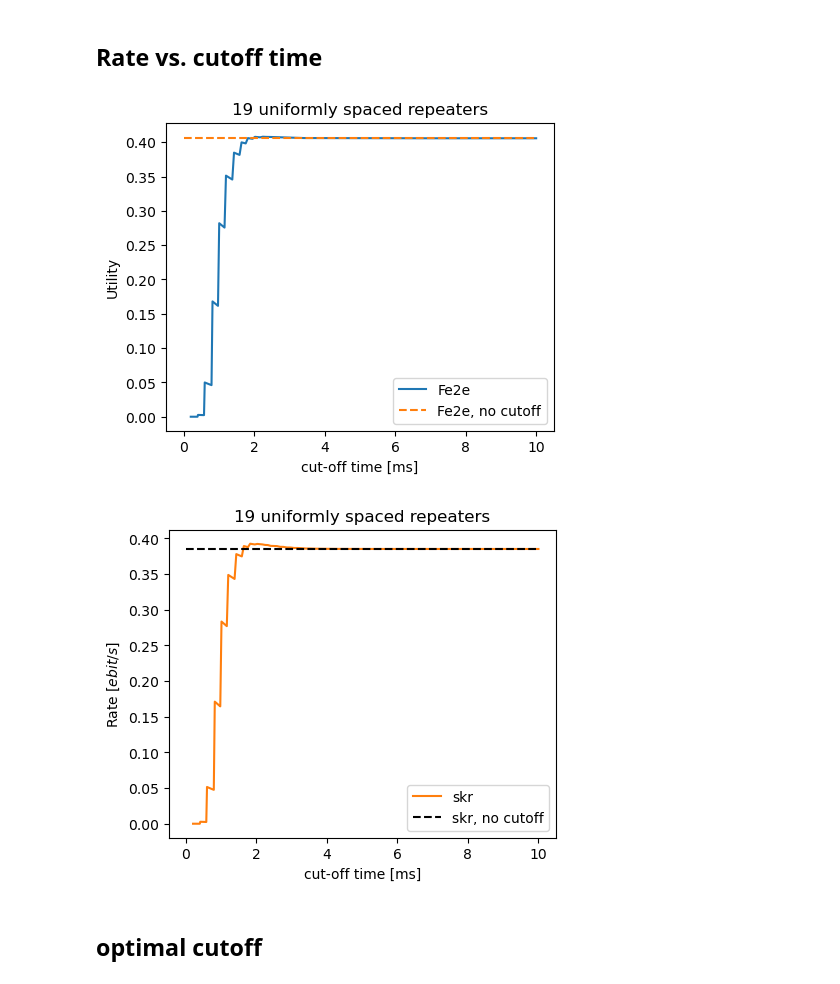
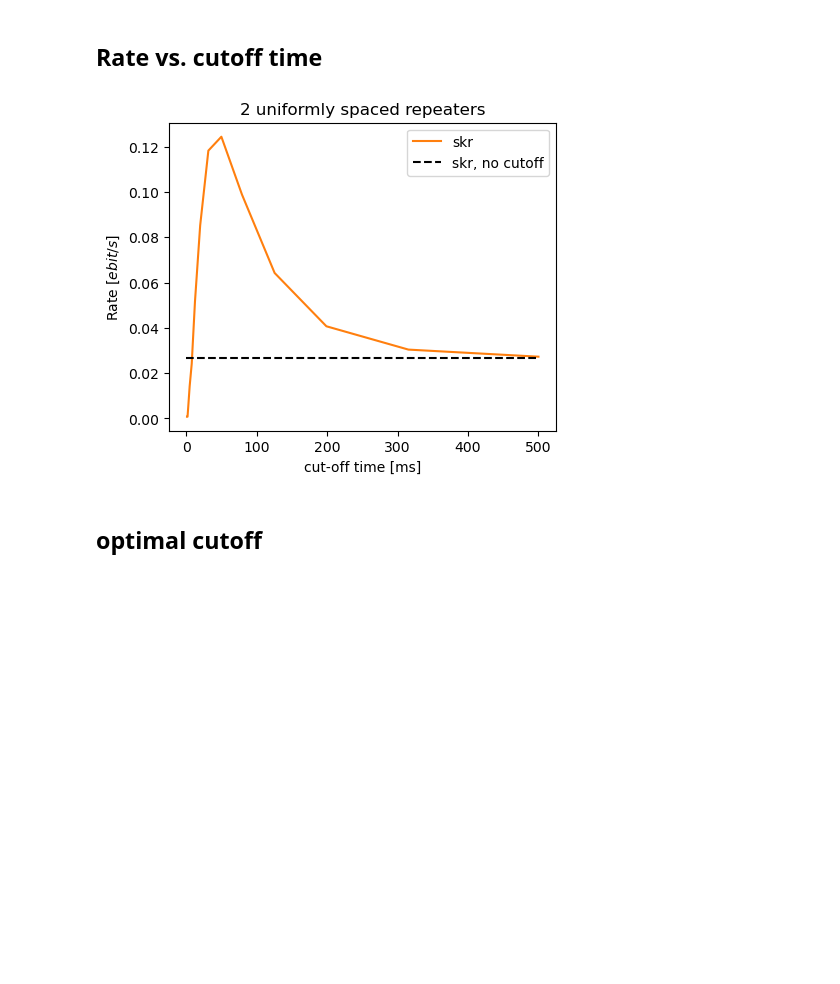
Before and after one commit to hassan-shap/QNUM, a Jupyter notebook: ed_protocol_cutoff.ipynb, the cells around one changed output. Cells and saved outputs as stored; diff of their text form; code cells hidden in the pictures; blank space fills up the shorter version.

```diff
--- a/ed_protocol_cutoff.ipynb
+++ b/ed_protocol_cutoff.ipynb
@@ -180,13 +180,13 @@ plt.show()
 # %% [markdown]
 ## Rate vs. cutoff time
 # %%
-Le2e = 400 # e2e distance [km]
-n = 20 # number of segments (i.e., no. of repeaters -1 )
+Le2e = 300 # e2e distance [km]
+n = 3 # number of segments (i.e., no. of repeaters -1 )
 Ls = [Le2e/n]*n
-τ_coh = 0.005 # coherence time [sec]
+τ_coh = 0.05 # coherence time [sec]
 # τ_cut_list = np.linspace(0.1,1.0,200)*τ_coh # cutoff [sec]
 # τ_cut_list = np.logspace(-1,1,200)*τ_coh # cutoff [sec]
-τ_cut_list = np.logspace(-1,2,200)*Ls[0]/c # cutoff [sec]
+τ_cut_list = np.logspace(-1,3,21)*Ls[0]/c # cutoff [sec]
 F_link = 1 # fidelity of local BP
 mu_link = 1 # depolarizing noise channel parameter (1: no noise, 0: fully depolarized)
 
@@ -197,36 +197,35 @@ Fe2e_seq = np.zeros(len(τ_cut_list))
 for i_t, τ_cut in enumerate(τ_cut_list):
     raw_rate_seq[i_t], skr_seq[i_t], Fe2e_seq[i_t] = T_sequential_cutoff(τ_cut,τ_coh, mu_link, F_link, Ls)
 # %%
-plt.figure(figsize=(5,4))
+# plt.figure(figsize=(5,4))
 
-plt.plot(τ_cut_list*1e3,raw_rate_seq*(Fe2e_seq-0.5),"-",label="Fe2e")
+# # plt.plot(τ_cut_list*1e3,raw_rate_seq*(Fe2e_seq-0.5),"-",label="Fe2e")
 
-# for reference:
+# # for reference:
 raw_rate_seq_no_cut, skr_seq_no_cut, Fe2e_seq_no_cut = T_sequential_no_cutoff(τ_coh, mu_link, F_link, Ls)
-plt.plot(τ_cut_list*1e3,raw_rate_seq_no_cut*(Fe2e_seq_no_cut-0.5)+0*τ_cut_list , "--",label="Fe2e, no cutoff")
+# # plt.plot(τ_cut_list*1e3,raw_rate_seq_no_cut*(Fe2e_seq_no_cut-0.5)+0*τ_cut_list , "--",label="Fe2e, no cutoff")
 
-plt.title(f"{n-1} uniformly spaced repeaters")
-plt.ylabel(r"Utility")
-plt.xlabel("cut-off time [ms]")
-# plt.yscale("log")
-plt.legend()
-plt.show()
+# plt.title(f"{n-1} uniformly spaced repeaters")
+# plt.ylabel(r"Utility")
+# plt.xlabel("cut-off time [ms]")
+# # plt.yscale("log")
+# plt.legend()
+# plt.show()
 
 plt.figure(figsize=(5,4))
 
 # plt.plot(τ_cut_list*1e3,raw_rate_seq,"-",color="C1",label="raw rate seq")
 plt.plot(τ_cut_list*1e3,skr_seq,"-",color="C1",label="skr")
 
 plt.plot(τ_cut_list*1e3,skr_seq_no_cut+0*τ_cut_list , "k--",label="skr, no cutoff")
 
 plt.title(f"{n-1} uniformly spaced repeaters")
 plt.ylabel(r"Rate $[ebit/s]$")
 plt.xlabel("cut-off time [ms]")
 plt.legend()
 plt.show()
 # %% [output]
-[figure, old version]
+[figure, new version]
-[figure, removed]
 # %% [markdown]
 ## optimal cutoff
 # %%
```
Also changed, not shown: 5 other files.
